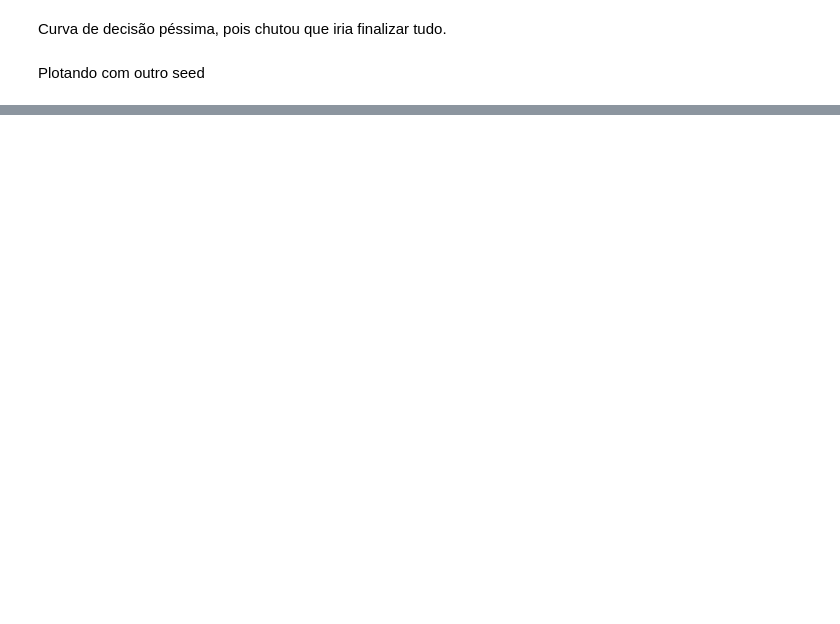
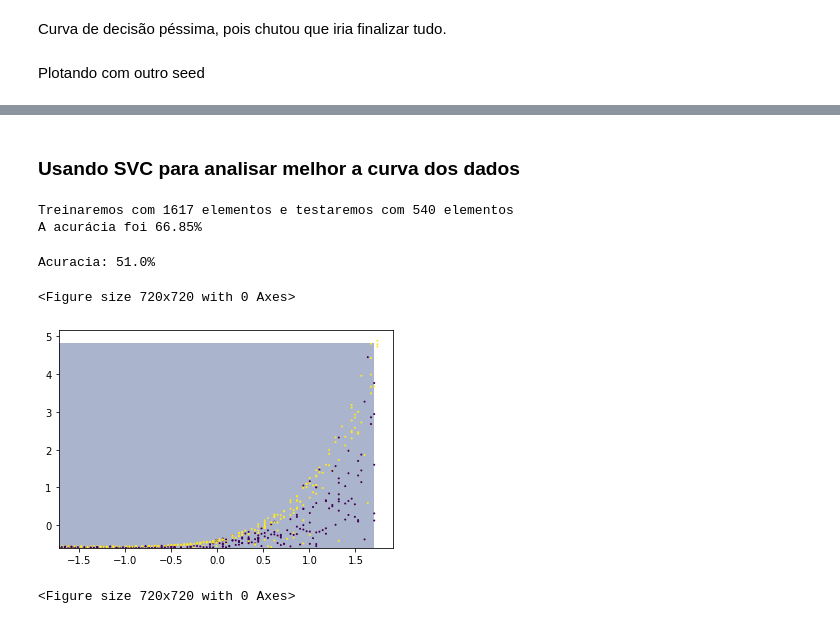
Before and after one commit to Marcus-Bernard0/data_science_alura, a Jupyter notebook: 20- Machine Learning/Projeto.ipynb, the cells around one changed output, grey strips where cells are left out. Saved outputs shown, nothing was run; the diff lists cells and outputs as text; code cells hidden in the pictures; blank space fills up the shorter version.

```diff
--- a/20- Machine Learning/Projeto.ipynb
+++ b/20- Machine Learning/Projeto.ipynb
@@ -342,0 +347,80 @@ plt.show()
+# %% [markdown]
+### Usando SVC para analisar melhor a curva dos dados
+# %%
+from sklearn.preprocessing import StandardScaler
+from sklearn.model_selection import train_test_split
+from sklearn.svm import SVC
+from sklearn.metrics import accuracy_score
+
+SEED = 5
+np.random.seed(SEED)
+raw_treino_x, raw_teste_x, treino_y, teste_y = train_test_split(x, y, test_size = 0.25,
+                                                         stratify = y)
+print("Treinaremos com %d elementos e testaremos com %d elementos" % (len(train_x), len(test_x)))
+
+scaler = StandardScaler()
+scaler.fit(raw_treino_x)
+treino_x = scaler.transform(raw_treino_x)
+teste_x = scaler.transform(raw_teste_x)
+
+model = SVC()
+model.fit(treino_x, treino_y)
+previsoes = model.predict(teste_x)
+
+acuracia = accuracy_score(teste_y, previsoes) * 100
+print("A acurácia foi %.2f%%" % acuracia)
+# %% [output]
+Treinaremos com 1617 elementos e testaremos com 540 elementos
+A acurácia foi 66.85%
+# %%
+from sklearn.preprocessing import StandardScaler
+from sklearn.svm import SVC
+from sklearn.model_selection import train_test_split
+from sklearn.metrics import accuracy_score
+
+SEED = 20
+np.random.seed(SEED)
+raw_train_x, raw_test_x, train_y, test_y = train_test_split(x, y, test_size = 0.25,
+                                                    stratify= y)
+
+scaler = StandardScaler()
+scaler.fit(raw_train_x)
+treino_x = scaler.transform(raw_train_x)
+teste_x = scaler.transform(raw_test_x)
+
+model = SVC(gamma='auto')
+model.fit(train_x, train_y)
+previsoes = model.predict(test_x)
+
+accuracy_score(test_y, previsoes)
+print(f"Acuracia: {round(accuracy_score(test_y, previsoes),2)*100}%")
+# %% [output]
+Acuracia: 51.0%
+# %%
+data_x = teste_x[:,0]
+data_y = teste_x[:,1]
+
+x_min = data_x.min()
+x_max = data_x.max()
+y_min = data_y.min()
+y_max = data_y.max()
+
+pixels = 100
+eixo_x = np.arange(x_min, x_max, (x_max - x_min) / pixels)
+eixo_y = np.arange(y_min, y_max, (y_max - y_min) / pixels)
+
+xx, yy = np.meshgrid(eixo_x, eixo_y)
+pontos = np.c_[xx.ravel(), yy.ravel()]
+
+Z = model.predict(pontos)
+Z = Z.reshape(xx.shape)
+
+import matplotlib.pyplot as plt
+
+plt.contourf(xx, yy, Z, alpha = 0.43)
+plt.scatter(data_x, data_y, c=test_y, s=1)
+plt.figure(figsize=(10,10))
+# %% [output]
+<Figure size 720x720 with 0 Axes>
+[figure, added]
+<Figure size 720x720 with 0 Axes>
```
Also changed, not shown: parts of 19 cells of this notebook, 1 other file.
